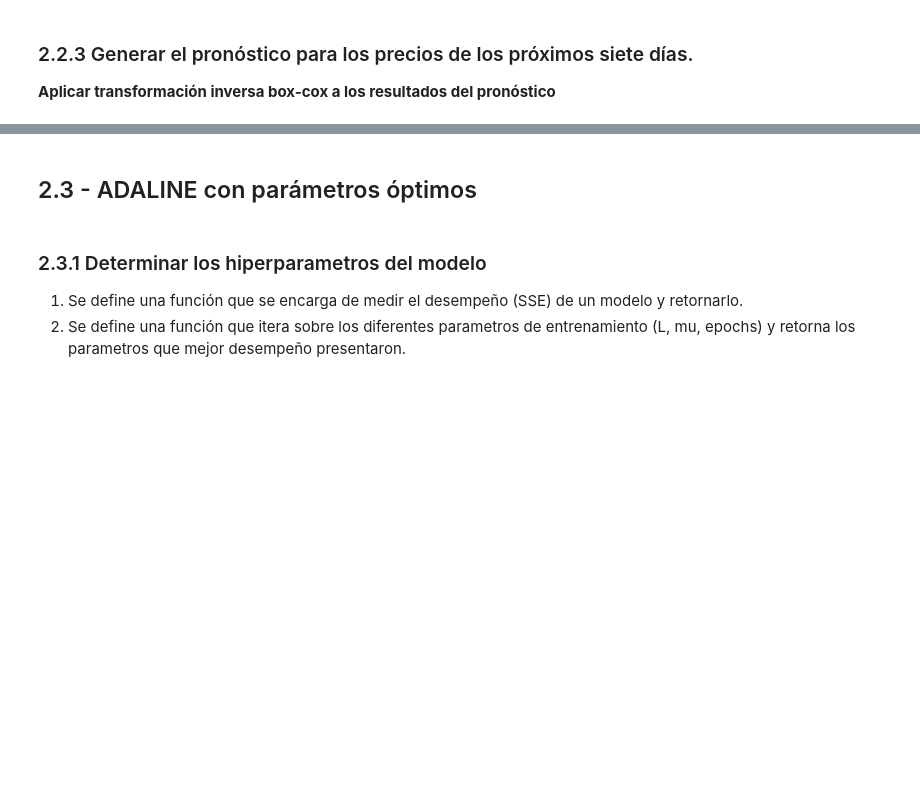
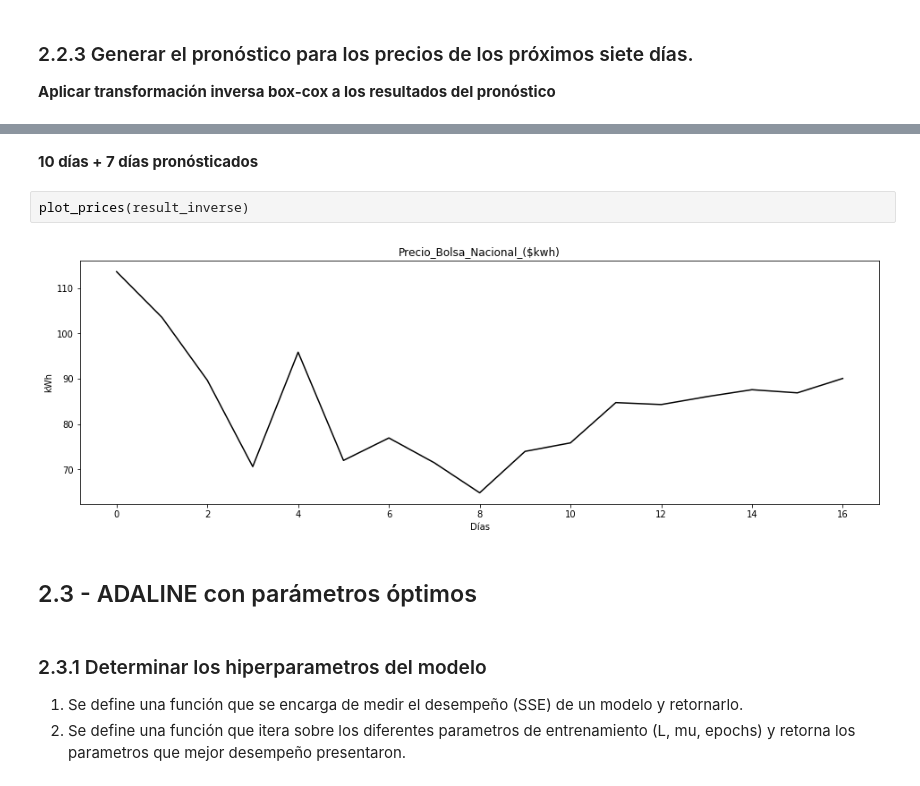
Before and after one commit to ann-2018-03/evaluacion-lfsalazarz, a Jupyter notebook: 01-precios-solucion.ipynb, the cells around one changed output, grey strips where cells are left out. Cells and saved outputs as stored; diff of their text form; blank space fills up the shorter version.

```diff
--- a/01-precios-solucion.ipynb
+++ b/01-precios-solucion.ipynb
@@ -309,3 +342,9 @@ Pronóstico para los precios de los próximos siete días
+# %% [markdown]
+**10 días + 7 días pronósticados**
+# %%
+plot_prices(result_inverse)
+# %% [output]
+[figure, added]
 # %% [markdown]
 ## 2.3 - ADALINE con parámetros óptimos <a class="anchor" id="adaline_con_parametros_optimos"></a>
 # %% [markdown]
```
Also changed, not shown: parts of 12 cells of this notebook.
